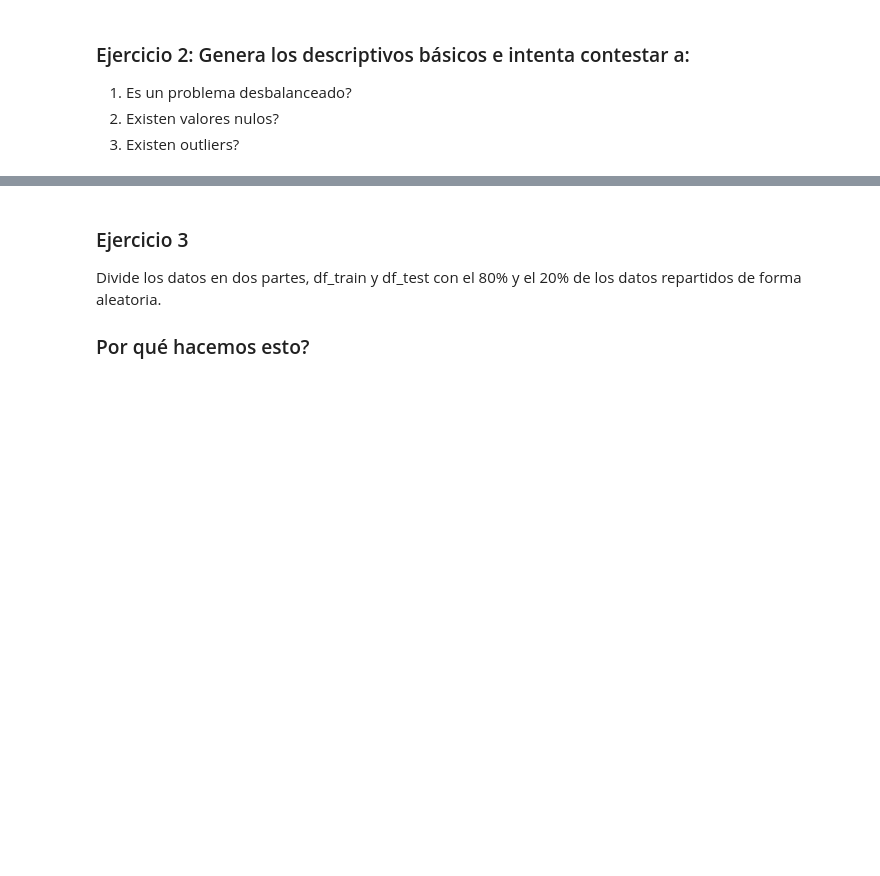
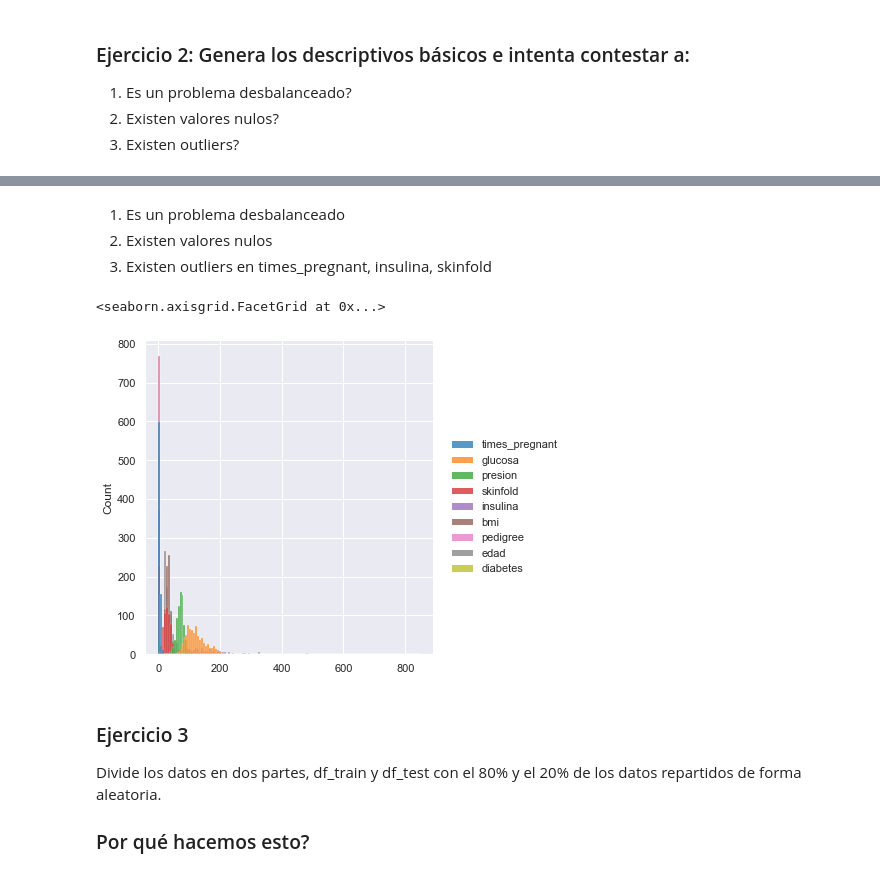
Before and after one commit to JanuszJSzturo/uib-aa-g1-material, a Jupyter notebook: W2 - Grad Desc and Intro to sklearn/2 - Intro to sklearn.ipynb, the cells around one changed output, grey strips where cells are left out. Saved outputs shown, nothing was run; the diff lists cells and outputs as text; code cells hidden in the pictures; blank space fills up the shorter version.

```diff
--- a/W2 - Grad Desc and Intro to sklearn/2 - Intro to sklearn.ipynb
+++ b/W2 - Grad Desc and Intro to sklearn/2 - Intro to sklearn.ipynb
@@ -90,6 +90,15 @@ df.describe()
 | 50% | 3.000000 | 117.000000 | 72.000000 | 23.000000 | 30.500000 | 32.000000 | 0.372500 | 29.000000 | 0.000000 |
 | 75% | 6.000000 | 140.250000 | 80.000000 | 32.000000 | 127.250000 | 36.600000 | 0.626250 | 41.000000 | 1.000000 |
 | max | 17.000000 | 199.000000 | 122.000000 | 99.000000 | 846.000000 | 67.100000 | 2.420000 | 81.000000 | 1.000000 |
+# %% [markdown]
+1. Es un problema desbalanceado
+2. Existen valores nulos
+3. Existen outliers en times_pregnant, insulina, skinfold
+# %%
+sns.displot(df)
+# %% [output]
+<seaborn.axisgrid.FacetGrid at 0x...>
+[figure, added]
 # %% [markdown]
 ### Ejercicio 3
 
```
Also changed, not shown: 25 other files.
